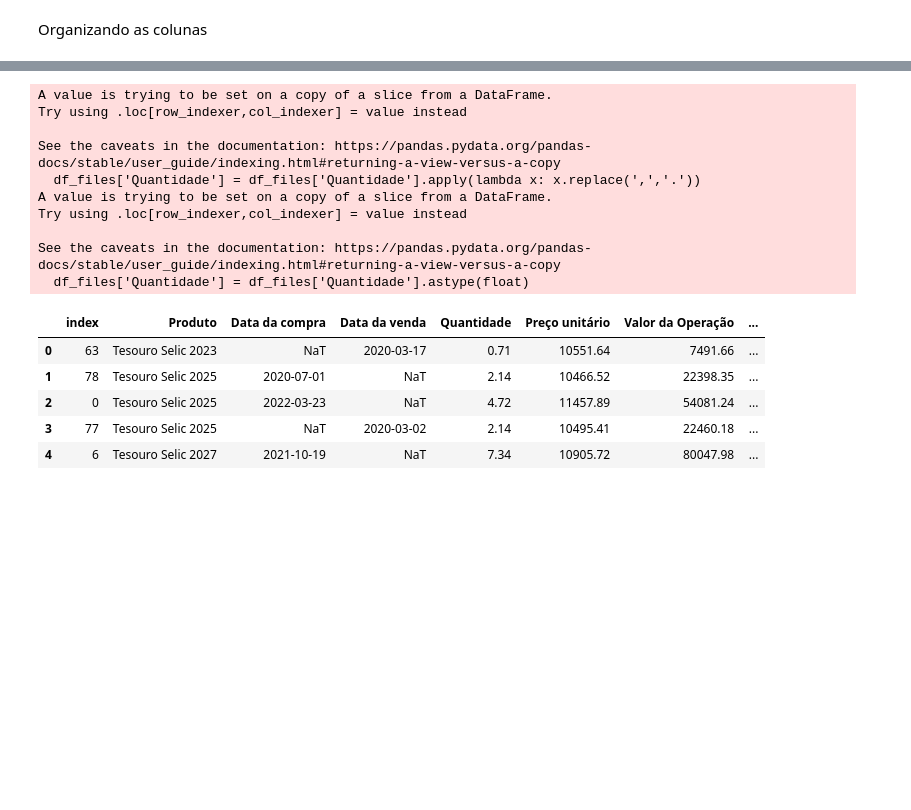
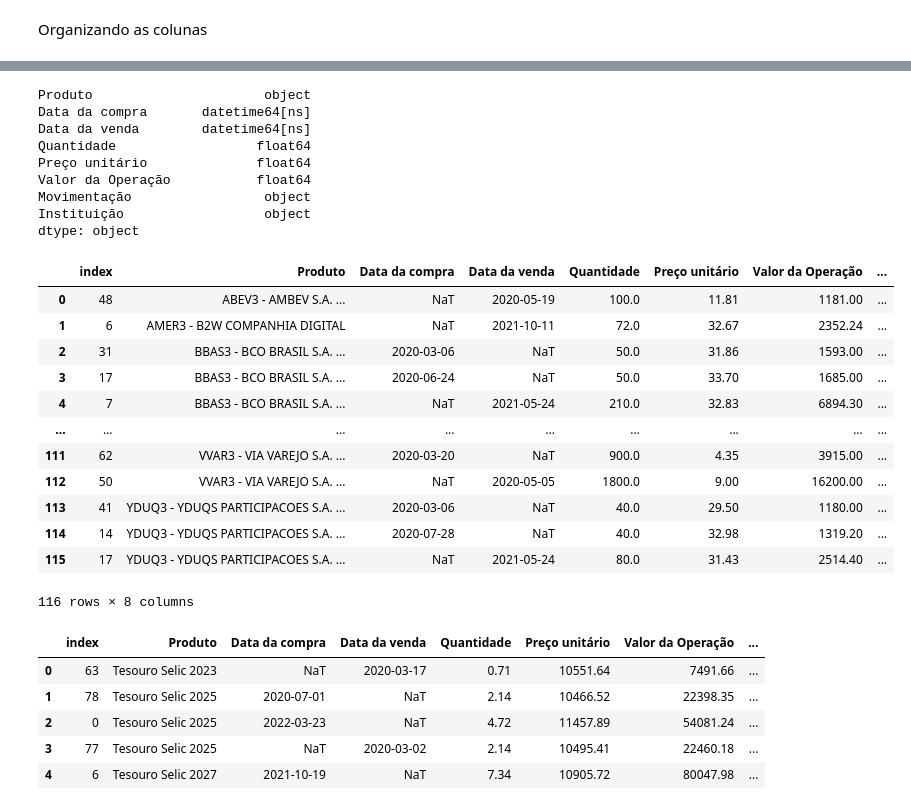
Before and after one commit to thamirisbrandao/b3_imposto_renda, a Jupyter notebook: notebooks/creating_spreadsheet.ipynb, the cells around one changed output, grey strips where cells are left out. Saved outputs shown, nothing was run; the diff lists cells and outputs as text; code cells hidden in the pictures; blank space fills up the shorter version.

```diff
--- a/notebooks/creating_spreadsheet.ipynb
+++ b/notebooks/creating_spreadsheet.ipynb
@@ -23,11 +23,11 @@ Organizando as colunas
 # %%
 list_files = []
 for file in range(0, len(files)):
-    list_file = pd.read_excel(f'{path}/{files[file]}')
+    list_file = pd.read_excel(f'{path}/{files[file]}', parse_dates=['Data'])
     list_files.append(list_file)
 list_all_files = pd.concat(list_files)
-list_all_files.Data = pd.to_datetime(list_all_files.Data)
+#list_all_files.Data = pd.to_datetime(list_all_files.Data)
 list_files_s = list_all_files.sort_values(by=['Produto', 'Data'])
 df_files = pd.DataFrame(list_files_s)
-df_files
+df_files.dtypes
 # %% [output]
@@ -50,20 +46,36 @@ df_files['Data da venda'] = df_files['Data'].where(df_files['Entrada/Saída'] ==
 df_files = df_files[['Produto', 'Data da compra', 'Data da venda', 'Quantidade', 'Preço unitário', 'Valor da Operação', 'Movimentação', 'Instituição']]
 df_files['Quantidade'] = df_files['Quantidade'].apply(lambda x: x.replace(',','.'))
 df_files['Quantidade'] = df_files['Quantidade'].astype(float)
-df_stock = df_files[df_files['Movimentação'] == 'Transferência - Liquidação']
-df_stock = df_files[['Produto', 'Data da compra', 'Data da venda', 'Quantidade', 'Preço unitário', 'Valor da Operação', 'Instituição']].reset_index()
-df_stock
+df_files.dtypes
 # %% [output]
-A value is trying to be set on a copy of a slice from a DataFrame.
-Try using .loc[row_indexer,col_indexer] = value instead
-
-See the caveats in the documentation: https://pandas.pydata.org/pandas-docs/stable/user_guide/indexing.html#returning-a-view-versus-a-copy
-  df_files['Quantidade'] = df_files['Quantidade'].apply(lambda x: x.replace(',','.'))
-A value is trying to be set on a copy of a slice from a DataFrame.
-Try using .loc[row_indexer,col_indexer] = value instead
-
-See the caveats in the documentation: https://pandas.pydata.org/pandas-docs/stable/user_guide/indexing.html#returning-a-view-versus-a-copy
-  df_files['Quantidade'] = df_files['Quantidade'].astype(float)
+Produto                      object
+Data da compra       datetime64[ns]
+Data da venda        datetime64[ns]
+Quantidade                  float64
+Preço unitário              float64
+Valor da Operação           float64
+Movimentação                 object
+Instituição                  object
+dtype: object
+# %%
+df_stock = df_files[df_files['Movimentação'] == 'Transferência - Liquidação']
+df_stock = df_files[['Produto', 'Data da compra', 'Data da venda', 'Quantidade', 'Preço unitário', 'Valor da Operação', 'Instituição']]
+df_stock = df_stock.sort_values(by=['Produto']).reset_index()
+df_stock
+# %% [output]
+|  | index | Produto | Data da compra | Data da venda | Quantidade | Preço unitário | Valor da Operação | ... |
+| 0 | 48 | ABEV3 - AMBEV S.A. ... | NaT | 2020-05-19 | 100.0 | 11.81 | 1181.00 | ... |
+| 1 | 6 | AMER3 - B2W COMPANHIA DIGITAL | NaT | 2021-10-11 | 72.0 | 32.67 | 2352.24 | ... |
+| 2 | 31 | BBAS3 - BCO BRASIL S.A. ... | 2020-03-06 | NaT | 50.0 | 31.86 | 1593.00 | ... |
+| 3 | 17 | BBAS3 - BCO BRASIL S.A. ... | 2020-06-24 | NaT | 50.0 | 33.70 | 1685.00 | ... |
+| 4 | 7 | BBAS3 - BCO BRASIL S.A. ... | NaT | 2021-05-24 | 210.0 | 32.83 | 6894.30 | ... |
+| ... | ... | ... | ... | ... | ... | ... | ... | ... |
+| 111 | 62 | VVAR3 - VIA VAREJO S.A. ... | 2020-03-20 | NaT | 900.0 | 4.35 | 3915.00 | ... |
+| 112 | 50 | VVAR3 - VIA VAREJO S.A. ... | NaT | 2020-05-05 | 1800.0 | 9.00 | 16200.00 | ... |
+| 113 | 41 | YDUQ3 - YDUQS PARTICIPACOES S.A. ... | 2020-03-06 | NaT | 40.0 | 29.50 | 1180.00 | ... |
+| 114 | 14 | YDUQ3 - YDUQS PARTICIPACOES S.A. ... | 2020-07-28 | NaT | 40.0 | 32.98 | 1319.20 | ... |
+| 115 | 17 | YDUQ3 - YDUQS PARTICIPACOES S.A. ... | NaT | 2021-05-24 | 80.0 | 31.43 | 2514.40 | ... |
+116 rows × 8 columns
 # %%
 df_fixedi_c = df_files[df_files['Movimentação'] == 'Compra']
 df_fixedi_v = df_files[df_files['Movimentação'] == 'Venda']
```
Also changed, not shown: parts of 17 cells of this notebook.
